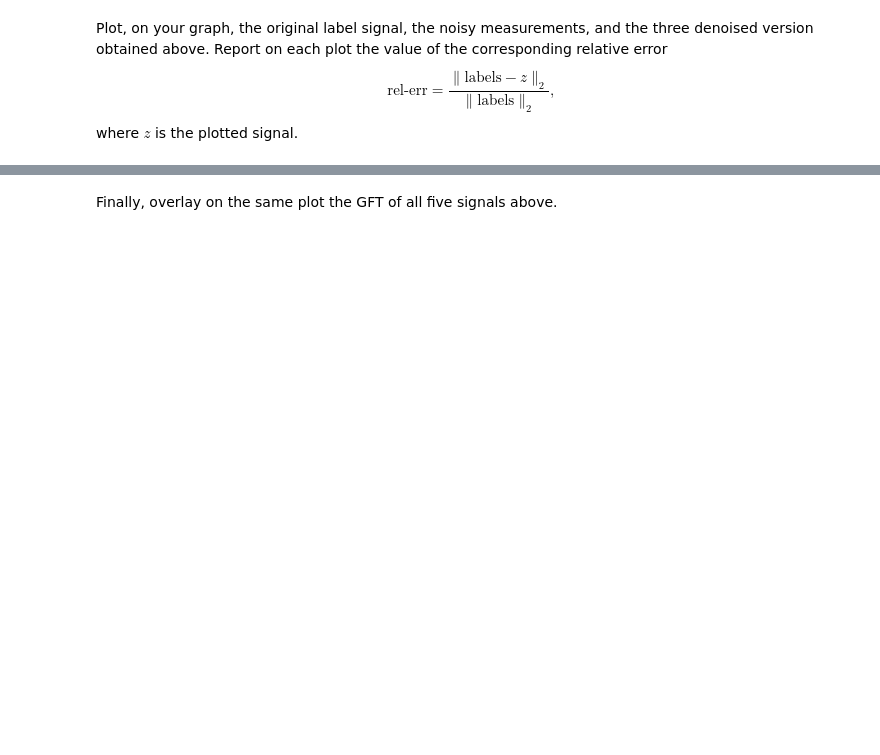
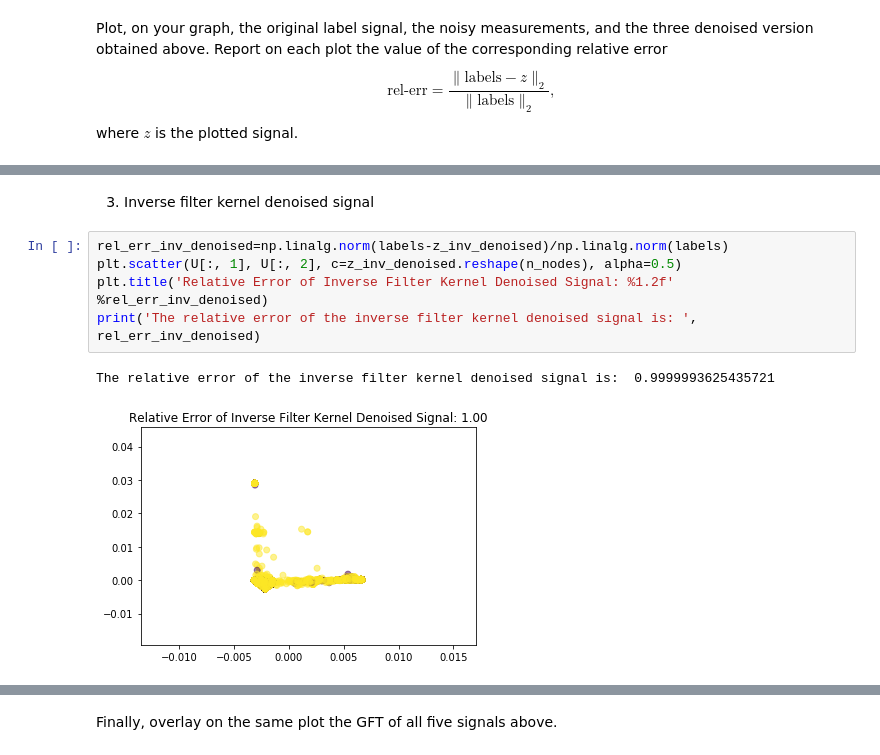
Before and after one commit to ilijagjorgjiev/ntds2018_team50, a Jupyter notebook: milestones/4_graph_signal_processing.ipynb, the cells around one changed output, grey strips where cells are left out. Drawn from its saved outputs; the diff is of its cells as text; blank space fills up the shorter version.

```diff
--- a/milestones/4_graph_signal_processing.ipynb
+++ b/milestones/4_graph_signal_processing.ipynb
@@ -463,0 +486,10 @@ where $z$ is the plotted signal.
+# %% [markdown]
+3) Inverse filter kernel denoised signal
+# %%
+rel_err_inv_denoised=np.linalg.norm(labels-z_inv_denoised)/np.linalg.norm(labels)
+plt.scatter(U[:, 1], U[:, 2], c=z_inv_denoised.reshape(n_nodes), alpha=0.5)
+plt.title('Relative Error of Inverse Filter Kernel Denoised Signal: %1.2f' %rel_err_inv_denoised)
+print('The relative error of the inverse filter kernel denoised signal is: ', rel_err_inv_denoised)
+# %% [output]
+The relative error of the inverse filter kernel denoised signal is:  0.9999993625435721
+[figure, added]
```
Also changed, not shown: parts of 18 cells of this notebook.
